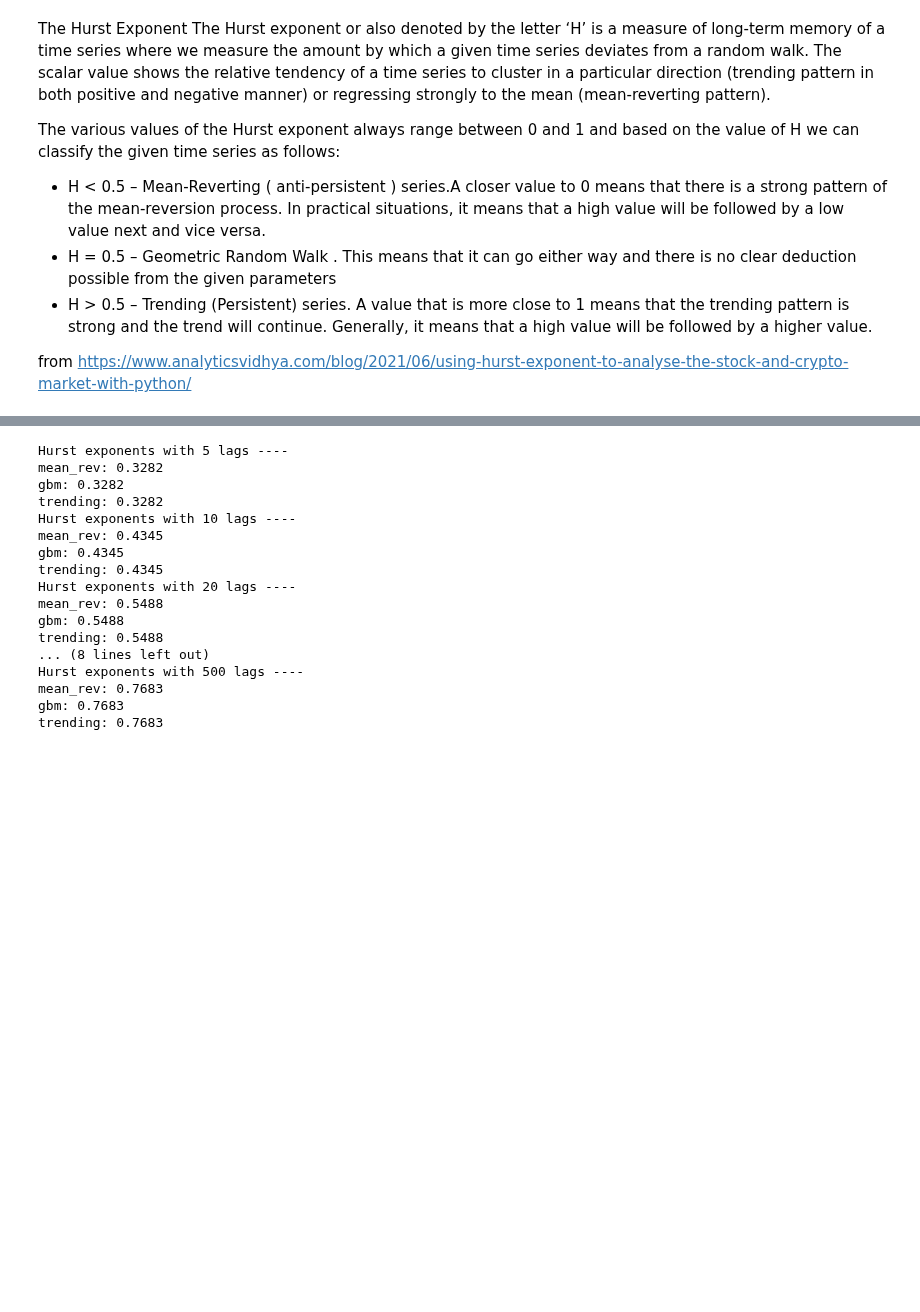
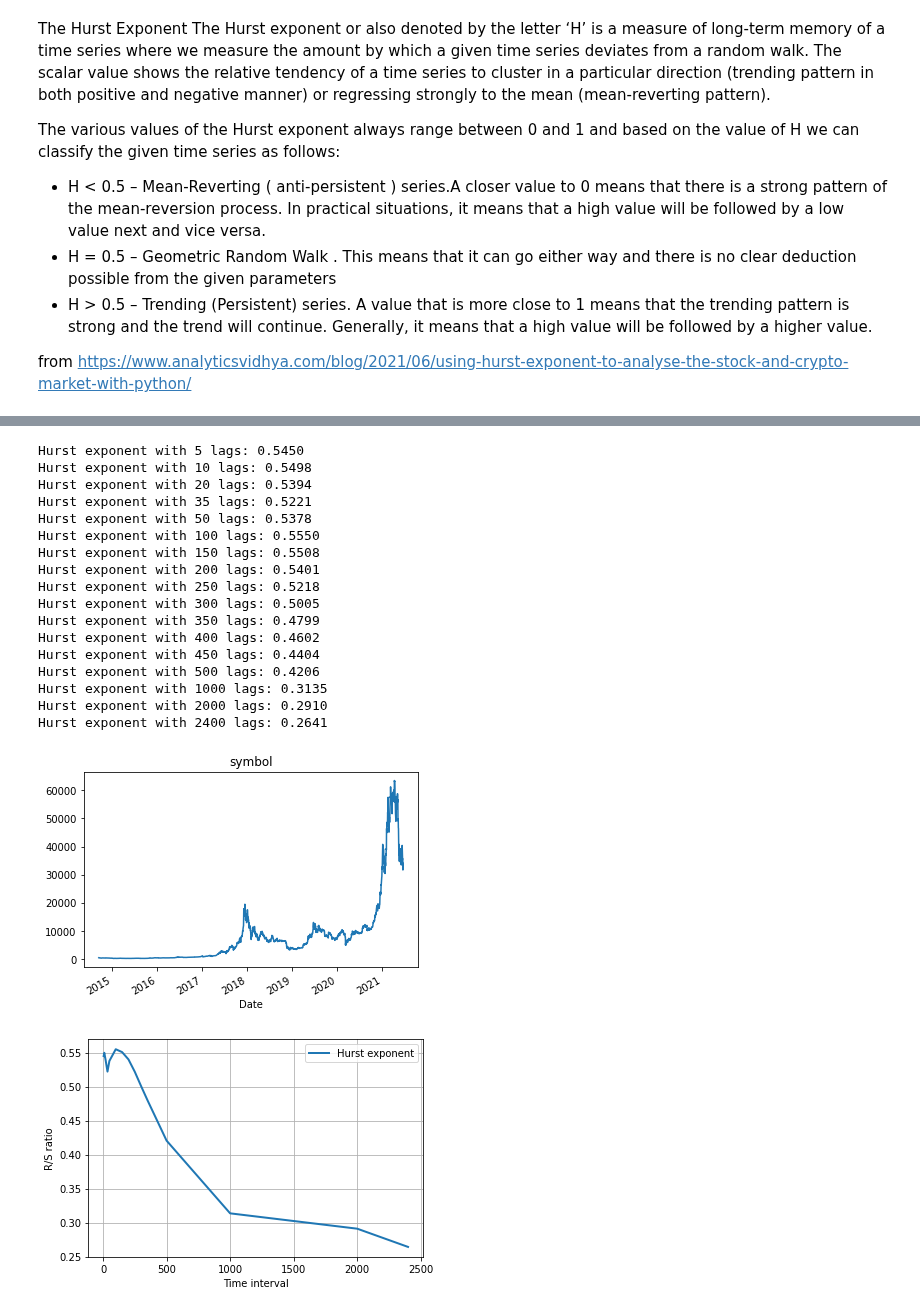
Before and after one commit to tutalae/practice-for-analysing-and-predict-the-price-of-crypto-currency, a Jupyter notebook: Hurst_Exponent_to_analyse_the_Stock_and_Crypto_market_with_Python.ipynb, the cells around one changed output, grey strips where cells are left out. Drawn from its saved outputs; the diff is of its cells as text; code cells hidden in the pictures; blank space fills up the shorter version.

```diff
--- a/Hurst_Exponent_to_analyse_the_Stock_and_Crypto_market_with_Python.ipynb
+++ b/Hurst_Exponent_to_analyse_the_Stock_and_Crypto_market_with_Python.ipynb
@@ -63,0 +94,7 @@ df.plot(title="Generated time series")
+# %%
+#Select the list of tickers and select the daterange
+start = datetime(2012, 1, 1)
+symbols_list = ['EURUSD=X', 'USDJPY=X', 'GBPUSD=X',"AUDUSD=X" , 'USDCAD=X', 'USDCHF=X', 'NZDUSD=X', 'EURJPY=X', 'GBPJPY=X',
+                'EURGBP=X', 'AUDJPY=X']
+#array to store prices
+symbols=[]
@@ -70,7 +173,3 @@ def get_hurst_exponent(time_series, max_lag=20):
     # calculate the slope of the log plot -> the Hurst Exponent
     reg = np.polyfit(np.log(lags), np.log(tau), 1)
     return reg[0]
-# %%
-for lag in [5, 10, 20, 100, 300, 500, 1000, 2000, 2700]:
-    hurst_exp = get_hurst_exponent(spy_df["Adj Close"].values, lag)
-    print(f"Hurst exponent with {lag} lags: {hurst_exp:.4f}")
@@ -89,23 +176,46 @@ the increase of the lag value, the mean-reversion is getting stronger as the val
-# %%
-for lag in [5, 10, 20, 100, 300, 500]:
-    print(f"Hurst exponents with {lag} lags ----")
-    for column in df.columns:
-        print(f"{column}: {get_hurst_exponent(df.values, lag):.4f}")
-# %% [output]
-Hurst exponents with 5 lags ----
-mean_rev: 0.3282
-gbm: 0.3282
-trending: 0.3282
-Hurst exponents with 10 lags ----
-mean_rev: 0.4345
-gbm: 0.4345
-trending: 0.4345
-Hurst exponents with 20 lags ----
-mean_rev: 0.5488
-gbm: 0.5488
-trending: 0.5488
-... (8 lines left out)
-Hurst exponents with 500 lags ----
-mean_rev: 0.7683
-gbm: 0.7683
-trending: 0.7683
+# %%
+def create_hurst(symbol):
+    df = yf.download(symbol, progress=False)
+    df["Adj Close"].plot(title="symbol")
+
+    hist = pd.DataFrame(data=None, columns=["lag", "Hurst"])
+    for lag in [5, 10, 20, 35, 50, 100, 150, 200, 250, 300, 350, 400, 450, 500, 1000, 2000, 2400]:
+      hurst_exp = get_hurst_exponent(df["Adj Close"].values, lag)
+      print(f"Hurst exponent with {lag} lags: {hurst_exp:.4f}")
+      df_x = {'lag': lag, 'Hurst': hurst_exp}
+      hist = hist.append(df_x, ignore_index= True)
+
+    f, ax = plt.subplots()
+    #ax.plot(data[0], c*data[0]**H, color="deepskyblue")
+    #ax.scatter(data[0], data[1], color="purple")
+    ax.set_xlabel('Time interval')
+    ax.set_ylabel('R/S ratio')
+    ax.grid(True)
+    t = hist["lag"]
+    s = hist["Hurst"]
+    plt.title("")
+    line, = plt.plot( t, s, lw=2, label='Hurst exponent')
+    plt.legend()
+    plt.show()
+# %%
+create_hurst("BTC-USD")
+# %% [output]
+Hurst exponent with 5 lags: 0.5450
+Hurst exponent with 10 lags: 0.5498
+Hurst exponent with 20 lags: 0.5394
+Hurst exponent with 35 lags: 0.5221
+Hurst exponent with 50 lags: 0.5378
+Hurst exponent with 100 lags: 0.5550
+Hurst exponent with 150 lags: 0.5508
+Hurst exponent with 200 lags: 0.5401
+Hurst exponent with 250 lags: 0.5218
+Hurst exponent with 300 lags: 0.5005
+Hurst exponent with 350 lags: 0.4799
+Hurst exponent with 400 lags: 0.4602
+Hurst exponent with 450 lags: 0.4404
+Hurst exponent with 500 lags: 0.4206
+Hurst exponent with 1000 lags: 0.3135
+Hurst exponent with 2000 lags: 0.2910
+Hurst exponent with 2400 lags: 0.2641
+[figure, added]
+[figure, added]
```
Also changed, not shown: parts of 30 cells of this notebook.
